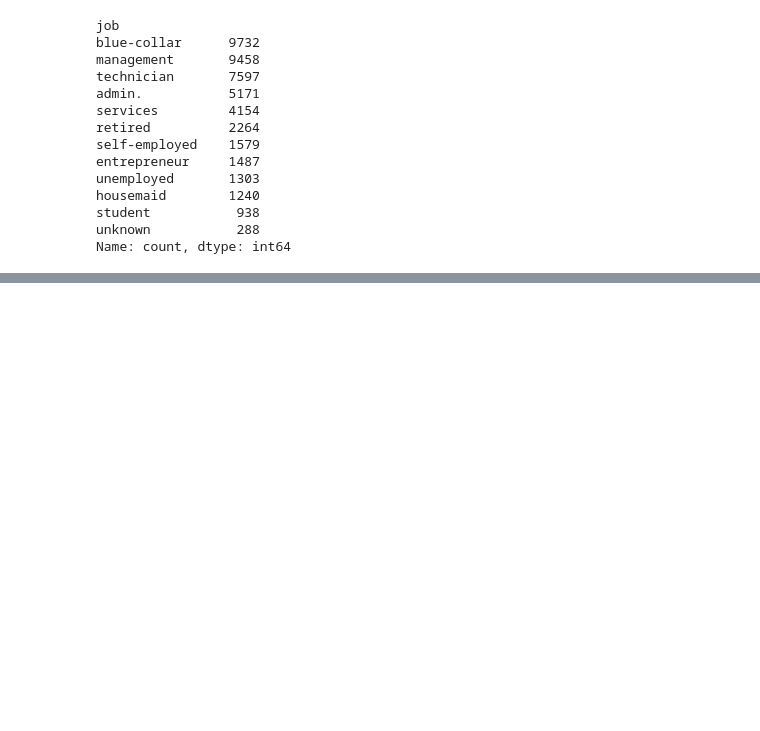
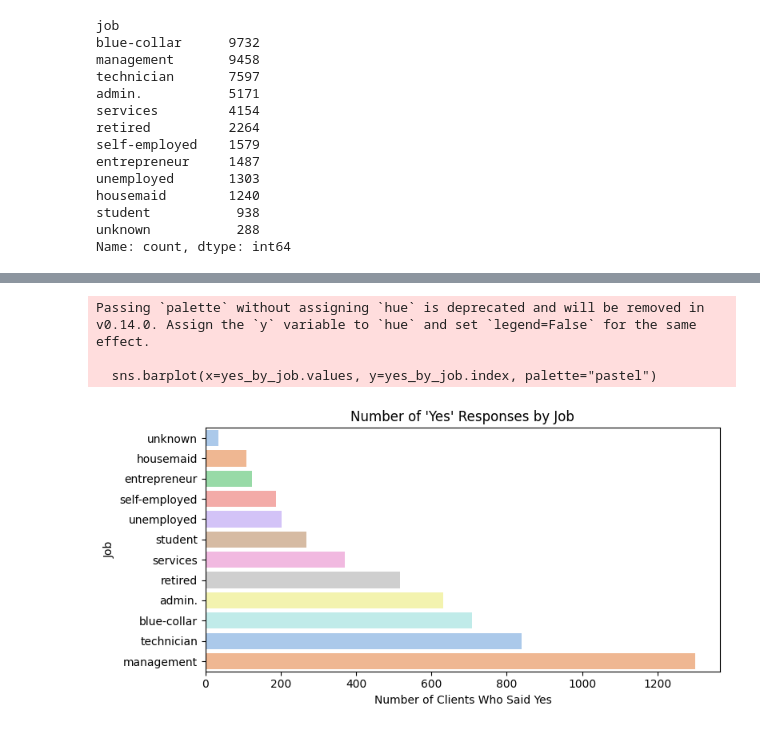
Before and after one commit to amcucunuba/amcucunubar.github.io, a Jupyter notebook: projects/marketing-analysis/marketing_analysis.ipynb, the cells around one changed output, grey strips where cells are left out. Saved outputs shown, nothing was run; the diff lists cells and outputs as text; code cells hidden in the pictures; blank space fills up the shorter version.

```diff
--- a/projects/marketing-analysis/marketing_analysis.ipynb
+++ b/projects/marketing-analysis/marketing_analysis.ipynb
@@ -168,0 +155,17 @@ sales_by_tier
+# %%
+df_yes = df[df["y"] == "yes"]
+yes_by_job = df_yes.groupby("job").size().sort_values()
+
+
+plt.figure(figsize=(8, 4))
+sns.barplot(x=yes_by_job.values, y=yes_by_job.index, palette="pastel")
+plt.title("Number of 'Yes' Responses by Job")
+plt.xlabel("Number of Clients Who Said Yes")
+plt.ylabel("Job")
+plt.tight_layout()
+plt.show()
+# %% [output]
+Passing `palette` without assigning `hue` is deprecated and will be removed in v0.14.0. Assign the `y` variable to `hue` and set `legend=False` for the same effect.
+
+  sns.barplot(x=yes_by_job.values, y=yes_by_job.index, palette="pastel")
+[figure, added]
```
Also changed, not shown: parts of 19 cells of this notebook, 6 other files.
